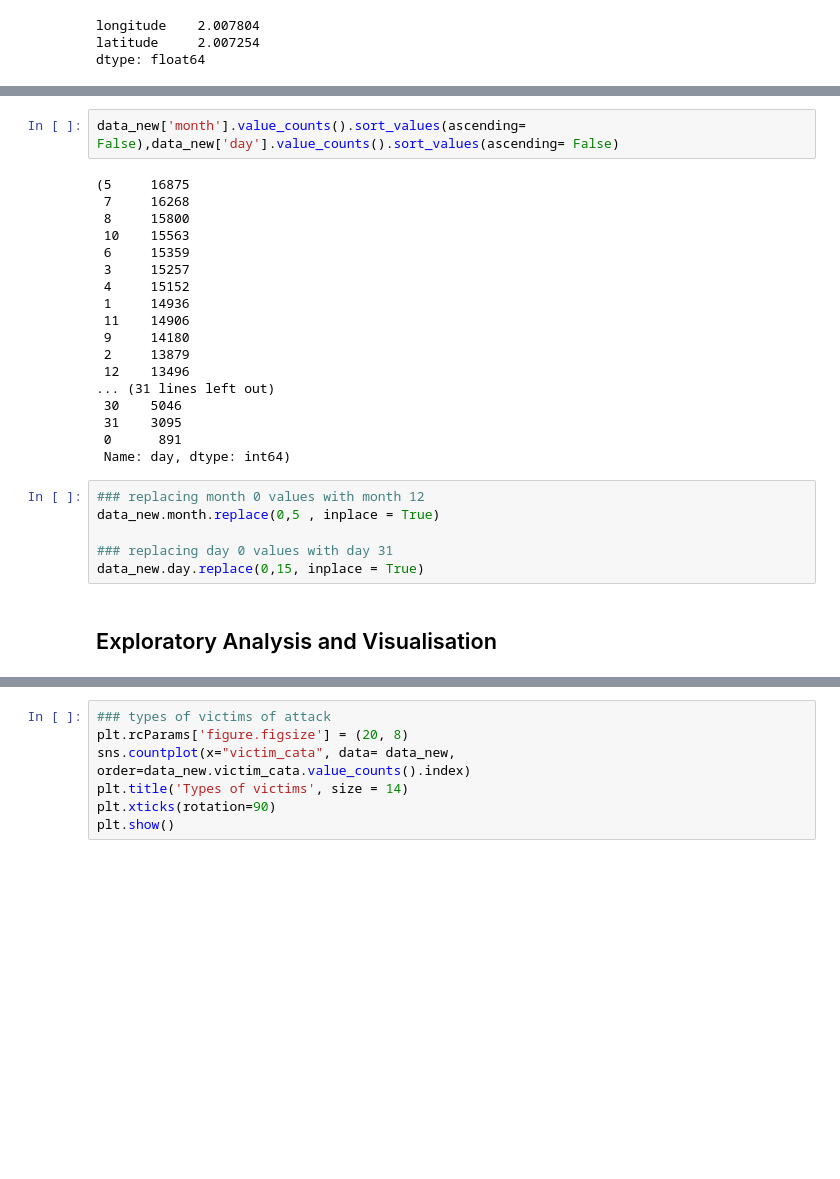
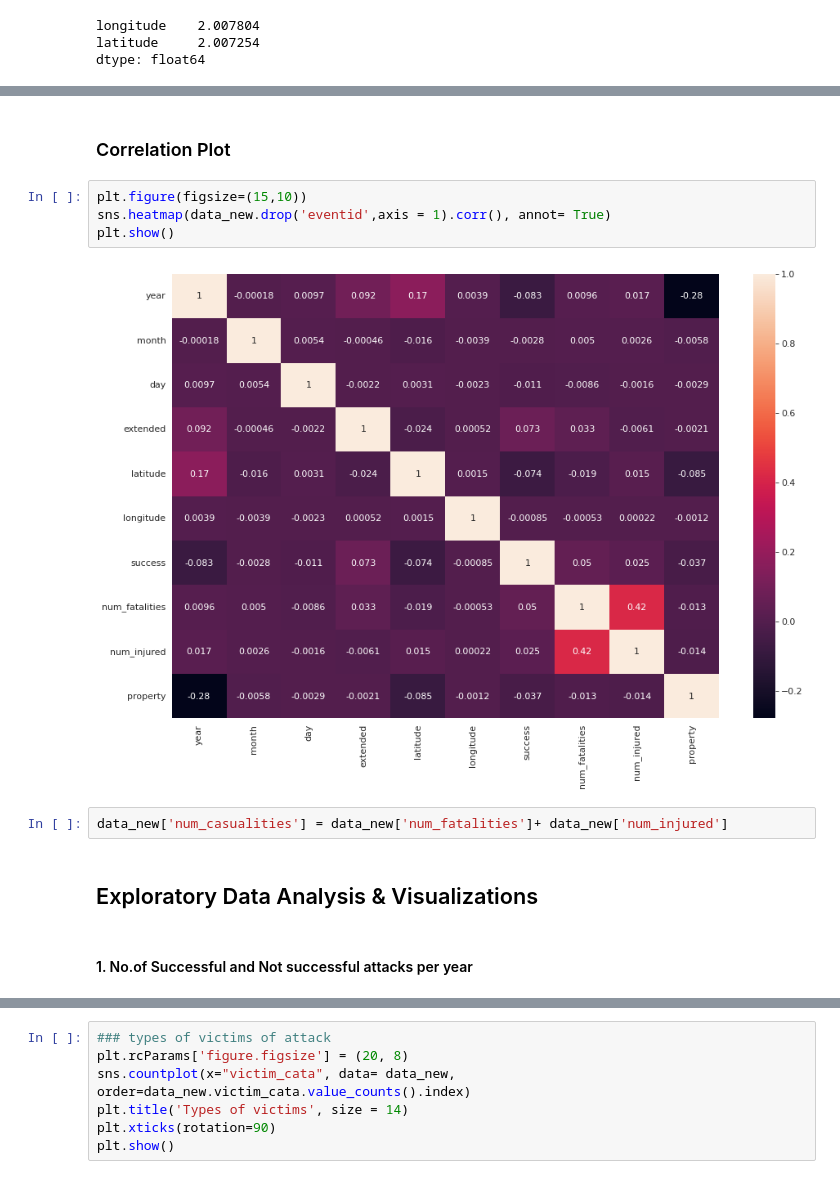
Before and after one commit to JozJozmin/GTD-, a Jupyter notebook: global-terrorism-analysis-capstone-project-ipynb.ipynb, the cells around one changed output, grey strips where cells are left out. Drawn from its saved outputs; the diff is of its cells as text; blank space fills up the shorter version.

Commit message:
Kaggle Notebook | Global Terrorism Analysis - Capstone Project.ipynb | Version 17

```diff
--- a/global-terrorism-analysis-capstone-project-ipynb.ipynb
+++ b/global-terrorism-analysis-capstone-project-ipynb.ipynb
@@ -444,29 +496,15 @@ data_new[(data_new.month == 0) | (data_new.day ==0)].head()
-# %%
-data_new['month'].value_counts().sort_values(ascending= False),data_new['day'].value_counts().sort_values(ascending= False)
-# %% [output]
-(5     16875
- 7     16268
- 8     15800
- 10    15563
- 6     15359
- 3     15257
- 4     15152
- 1     14936
- 11    14906
- 9     14180
- 2     13879
- 12    13496
-... (31 lines left out)
- 30    5046
- 31    3095
- 0      891
- Name: day, dtype: int64)
-# %%
-### replacing month 0 values with month 12
-data_new.month.replace(0,5 , inplace = True)
-
-### replacing day 0 values with day 31
-data_new.day.replace(0,15, inplace = True)
+# %% [markdown]
+### Correlation Plot
+# %%
+plt.figure(figsize=(15,10))
+sns.heatmap(data_new.drop('eventid',axis = 1).corr(), annot= True)
+plt.show()
+# %% [output]
+[figure, added]
+# %%
+data_new['num_casualities'] = data_new['num_fatalities']+ data_new['num_injured']
 # %% [markdown]
-## Exploratory Analysis and Visualisation
+## Exploratory Data Analysis & Visualizations
+# %% [markdown]
+#### 1. No.of Successful and Not successful attacks per year
 # %%
```
Also changed, not shown: parts of 40 cells of this notebook.
